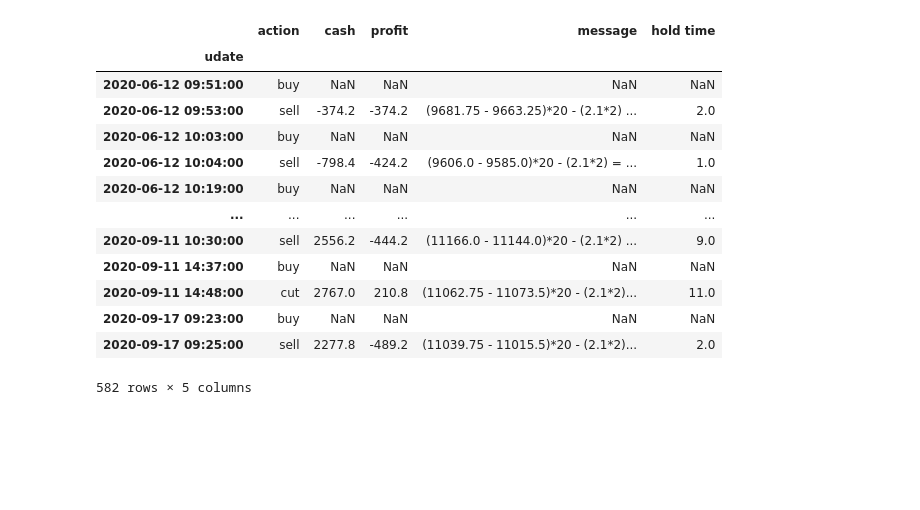
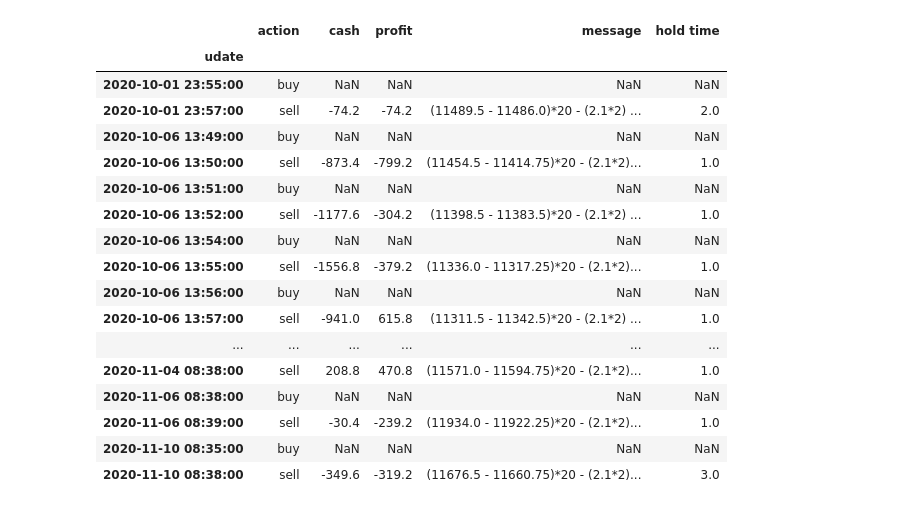
Before and after one commit to webclinic017/dbpower-machine-learning-project, a Jupyter notebook: algo.ipynb, the cells around one changed output. Drawn from its saved outputs; the diff is of its cells as text; code cells hidden in the pictures; blank space fills up the shorter version.

```diff
--- a/algo.ipynb
+++ b/algo.ipynb
@@ -21,8 +21,8 @@ minutes = int(request.form.get('minutes')) # 预测x分钟后
 """
 
 # 1.0 传叁
-file1 = '20201210-181232'
-file2 = 't5-0608-0922-e12-u512-w50-lr0.0005'
+file1 = '20201211-111436'
+file2 = 't5-0921-1113-e12-u512-w50-lr0.0005'
 direction = 'long' # 方向
 vol = 0.35 # 买卖波幅
 vol2 = 0.0 # 止蚀波幅
@@ -123,9 +123,12 @@ def is_cut_loss(v2, vol2):
 
 df3 = df2.copy(deep=True)
 for k1, v1 in df3.iterrows():
-    if v1['udate'].hour < 15 or v1['udate'].hour >= 19:
+    if v1['udate'].hour <= 14 or v1['udate'].hour >= 19:
+        # 时间
+        cur_time, close_time = time(v1.udate.hour, v1.udate.minute, 0), time(14, 59, 0)
+        is_over_night = (cur_time == close_time) # 过夜
         # 3.2 买入
-        if is_trigger(v1, vol) and not holding:
+        if is_trigger(v1, vol) and not is_over_night and not holding:
             holding = True
             cost1 = v1['Close']
             top_profit_price = v1['Close']
@@ -136,8 +139,6 @@ for k1, v1 in df3.iterrows():
         # 3.3 卖出
         cut_loss2 = is_cut_loss(v1, vol2) # 止蚀
         stop_profit2 = is_stop_profit(v1, top_profit_price, direction) # 止盈
-        cur_time, close_time = time(v1.udate.hour, v1.udate.minute, 0), time(14, 59, 0)
-        is_over_night = (cur_time == close_time) # 过夜
         if (cut_loss2 or stop_profit2 or is_over_night) and holding:
             holding = False
             # 3.4 持有时长
@@ -148,48 +149,52 @@ for k1, v1 in df3.iterrows():
             elif direction == 'short':
                 profit2 = (cost1-v1['Close'])*20 - (fee*2)
             if profit2 > 0:
-                profit3 = '<span class="text-danger">+'+str(profit2)+'</span>'
+                profit3 = '<span class="text-danger">+'+str(round(profit2, 1))+'</span>'
             elif profit2 <= 0:
-                profit3 = '<span class="text-success">'+str(profit2)+'</span>'
+                profit3 = '<span class="text-success">'+str(round(profit2, 1))+'</span>'
             message = '('+str(cost1)+' - '+str(v1['Close'])+')*20 - ('+str(fee)+'*2) = '+profit3
             # 3.6 长仓
             if direction == 'long' and stop_profit2:
                 action = 'sell'
             elif direction == 'long' and cut_loss2:
                 action = 'cut'
             elif direction == 'long' and is_over_night:
                 action = 'cut overnight'
             # 3.7 短仓
             elif direction == 'short' and stop_profit2:
                 action = 'buy'
             elif direction == 'short' and cut_loss2:
                 action = 'cut'
             elif direction == 'short' and is_over_night:
                 action = 'cut overnight'
             # 3.8 资金流
             cash = cash + profit2
 
             df4 = df4.append({'udate': k1, 'action': action, 'cash': cash, 'profit': profit2, 'hold time': mins_diff, 'message': message}, ignore_index=True)
             continue
 
 df4.index = df4['udate']
 df4.drop(['udate'], axis=1, inplace=True)
 df4
 # %% [output]
 |  | action | cash | profit | message | hold time |
 | udate |  |  |  |  |  |
-| 2020-06-12 09:51:00 | buy | NaN | NaN | NaN | NaN |
-| 2020-06-12 09:53:00 | sell | -374.2 | -374.2 | (9681.75 - 9663.25)*20 - (2.1*2) ... | 2.0 |
-| 2020-06-12 10:03:00 | buy | NaN | NaN | NaN | NaN |
-| 2020-06-12 10:04:00 | sell | -798.4 | -424.2 | (9606.0 - 9585.0)*20 - (2.1*2) = ... | 1.0 |
-| 2020-06-12 10:19:00 | buy | NaN | NaN | NaN | NaN |
+| 2020-10-01 23:55:00 | buy | NaN | NaN | NaN | NaN |
+| 2020-10-01 23:57:00 | sell | -74.2 | -74.2 | (11489.5 - 11486.0)*20 - (2.1*2) ... | 2.0 |
+| 2020-10-06 13:49:00 | buy | NaN | NaN | NaN | NaN |
+| 2020-10-06 13:50:00 | sell | -873.4 | -799.2 | (11454.5 - 11414.75)*20 - (2.1*2)... | 1.0 |
+| 2020-10-06 13:51:00 | buy | NaN | NaN | NaN | NaN |
+| 2020-10-06 13:52:00 | sell | -1177.6 | -304.2 | (11398.5 - 11383.5)*20 - (2.1*2) ... | 1.0 |
+| 2020-10-06 13:54:00 | buy | NaN | NaN | NaN | NaN |
+| 2020-10-06 13:55:00 | sell | -1556.8 | -379.2 | (11336.0 - 11317.25)*20 - (2.1*2)... | 1.0 |
+| 2020-10-06 13:56:00 | buy | NaN | NaN | NaN | NaN |
+| 2020-10-06 13:57:00 | sell | -941.0 | 615.8 | (11311.5 - 11342.5)*20 - (2.1*2) ... | 1.0 |
 | ... | ... | ... | ... | ... | ... |
-| 2020-09-11 10:30:00 | sell | 2556.2 | -444.2 | (11166.0 - 11144.0)*20 - (2.1*2) ... | 9.0 |
-| 2020-09-11 14:37:00 | buy | NaN | NaN | NaN | NaN |
-| 2020-09-11 14:48:00 | cut | 2767.0 | 210.8 | (11062.75 - 11073.5)*20 - (2.1*2)... | 11.0 |
-| 2020-09-17 09:23:00 | buy | NaN | NaN | NaN | NaN |
-| 2020-09-17 09:25:00 | sell | 2277.8 | -489.2 | (11039.75 - 11015.5)*20 - (2.1*2)... | 2.0 |
+| 2020-11-04 08:38:00 | sell | 208.8 | 470.8 | (11571.0 - 11594.75)*20 - (2.1*2)... | 1.0 |
+| 2020-11-06 08:38:00 | buy | NaN | NaN | NaN | NaN |
+| 2020-11-06 08:39:00 | sell | -30.4 | -239.2 | (11934.0 - 11922.25)*20 - (2.1*2)... | 1.0 |
+| 2020-11-10 08:35:00 | buy | NaN | NaN | NaN | NaN |
+| 2020-11-10 08:38:00 | sell | -349.6 | -319.2 | (11676.5 - 11660.75)*20 - (2.1*2)... | 3.0 |
-582 rows × 5 columns
 # %%
 # 4.0 清理数据集
 df5 = pd.concat([df2, df4], axis=1)
```
Also changed, not shown: parts of 4 cells of this notebook, 1 other file.
